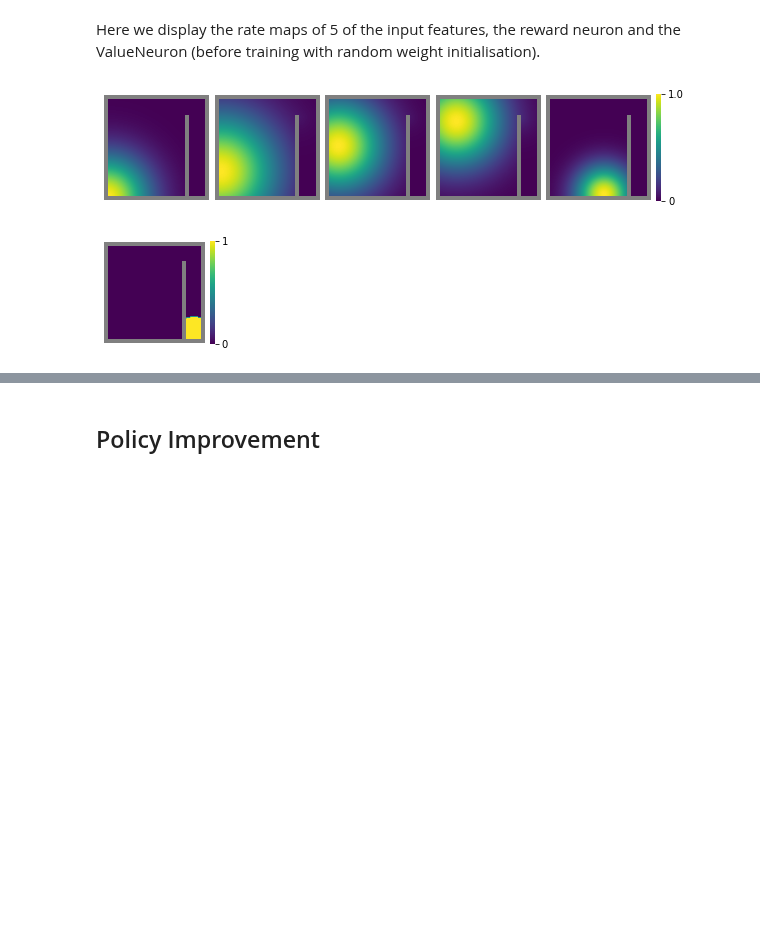
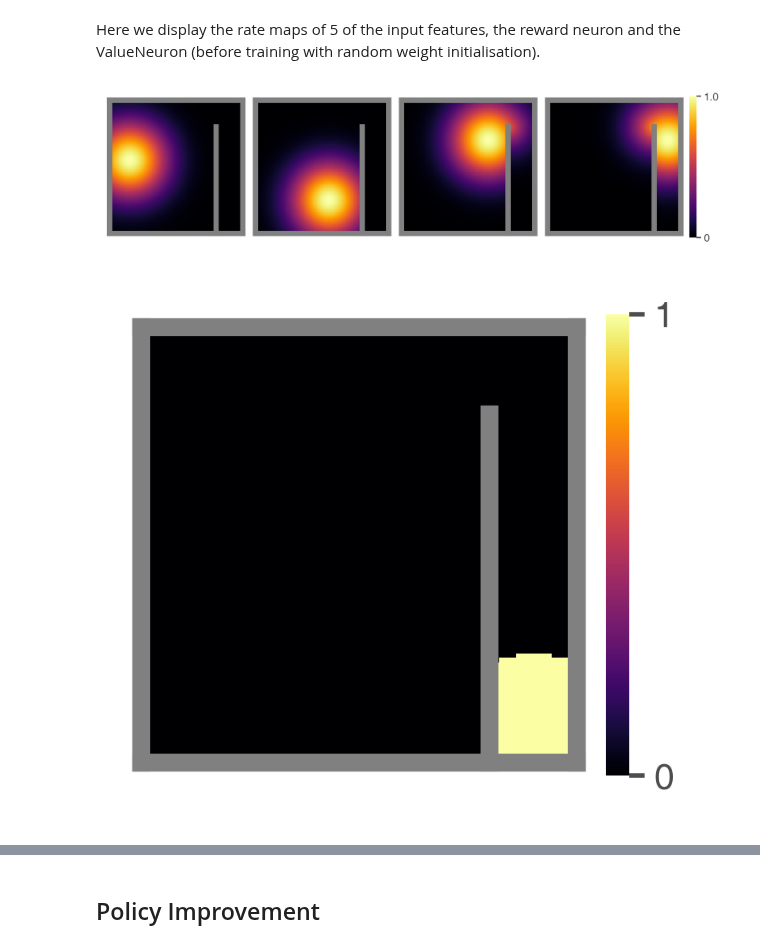
Before and after one commit to RatInABox-Lab/RatInABox, a Jupyter notebook: demos/reinforcement_learning_example.ipynb, the cells around one changed output, grey strips where cells are left out. Cells and saved outputs as stored; diff of their text form; code cells hidden in the pictures; blank space fills up the shorter version.

Commit message:
demo images not showing fixed

```diff
--- a/demos/reinforcement_learning_example.ipynb
+++ b/demos/reinforcement_learning_example.ipynb
@@ -133,28 +134,35 @@ Ag.episode_data = {'start_time':[],
                    'success_or_failure':[]} #a dictionary we will use later
 Ag.exploit_explore_ratio = 0.3 #a parameter we will use later
 
-n_pc = 1000
+n_pc = 400
 Inputs = PlaceCells(Ag, params={'n':n_pc,
-                                 'widths':np.random.uniform(0.04,0.4,size=(n_pc)),})
+                                 'widths':np.random.uniform(0.04,0.4,size=(n_pc)),
+                                 'color':'C1'})
+#just manually setting the last four cell's widths and locations for some plots I wish to make later, this is not critical
+Inputs.place_cell_widths[-4:] = 0.2
+Inputs.place_cell_centres[-4:] = np.array([[0.15,0.55],[0.55,0.25],[0.65,0.7],[0.9,0.7]])
+
+
 Reward = PlaceCells(Ag, params={'n':1,
                                  'place_cell_centres':np.array([[0.9,0.05]]),
                                  'description':'top_hat',
                                  'widths':0.2,
-                                 'max_fr':1,})
+                                 'max_fr':1,
+                                 'color':'C5'})
 Reward.episode_end_time = 3 #a param we will use later
 
-ValNeur = ValueNeuron(Ag, params={'input_layer':Inputs,'reward_layer':Reward})
+ValNeur = ValueNeuron(Ag, params={'input_layer':Inputs,'reward_layer':Reward,'color':'C2'})
 # %% [markdown]
 Here we display the rate maps of 5 of the input features, the reward neuron and the ValueNeuron (before training with random weight initialisation).
 # %%
-fig, ax = Inputs.plot_rate_map(chosen_neurons='5')
+fig, ax = Inputs.plot_rate_map(chosen_neurons=[-4,-3,-2,-1])
 fig1, ax1 = Reward.plot_rate_map(chosen_neurons='1')
 fig2, ax2 = ValNeur.plot_rate_map(chosen_neurons='1')
 
 if save_plots == True:
     tpl.saveFigure(fig,'RLfeatures')
     tpl.saveFigure(fig1,'RLreward')
     tpl.saveFigure(fig2,'RLvalue0')
 # %% [output]
-[figure, old version]
+[figure, new version]
-[figure, old version]
+[figure, new version]
```
Also changed, not shown: parts of 12 cells of this notebook, 3 other files.
